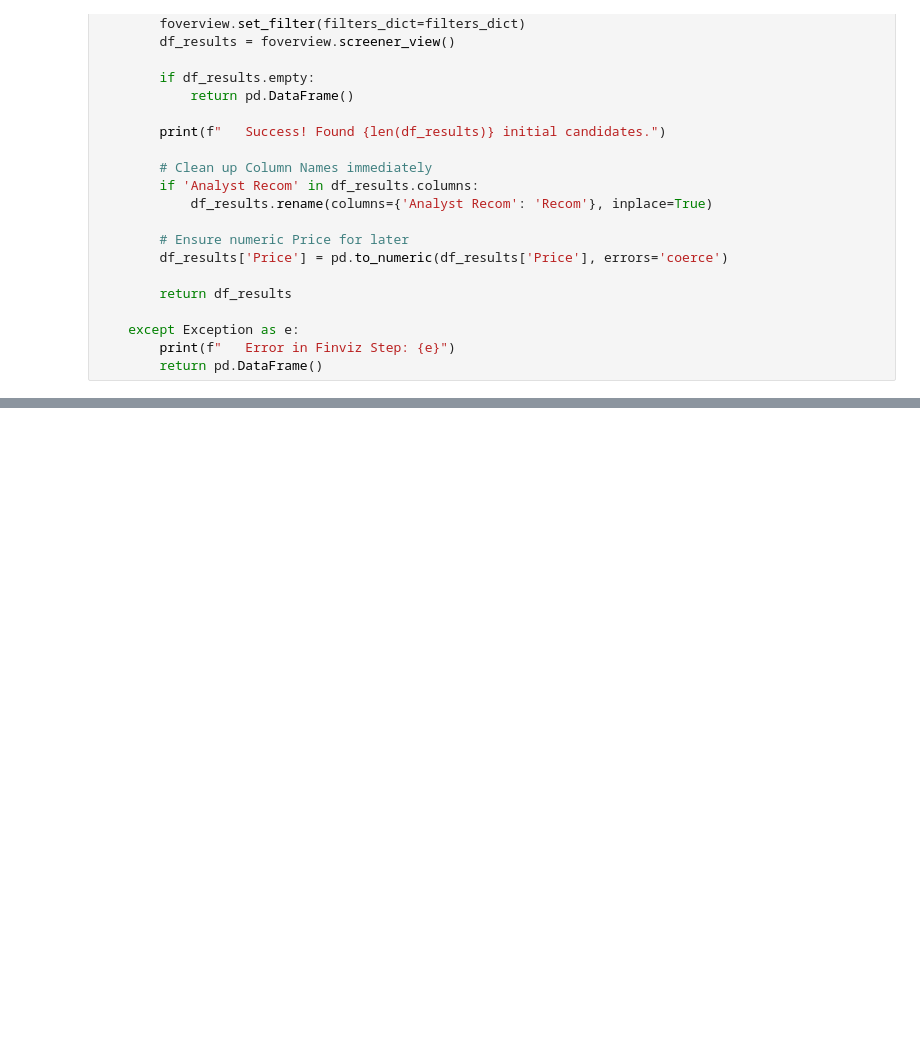
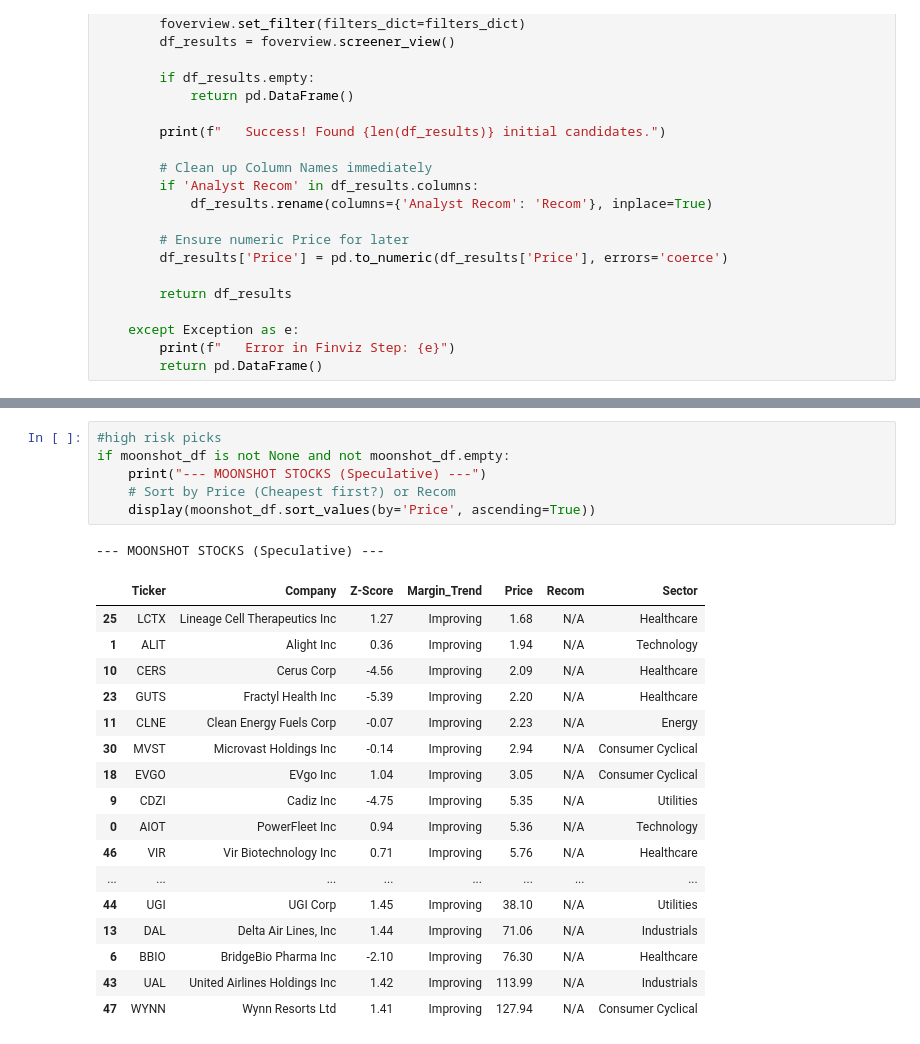
Before and after one commit to codej731/Equities-Fundamental-Analysis-Tool, a Jupyter notebook: USA_Equity_Stock_picker.ipynb, the cells around one changed output, grey strips where cells are left out. Drawn from its saved outputs; the diff is of its cells as text; blank space fills up the shorter version.

```diff
--- a/USA_Equity_Stock_picker.ipynb
+++ b/USA_Equity_Stock_picker.ipynb
@@ -207,0 +247,25 @@ Error:
+# %%
+#high risk picks
+if moonshot_df is not None and not moonshot_df.empty:
+    print("--- MOONSHOT STOCKS (Speculative) ---")
+    # Sort by Price (Cheapest first?) or Recom
+    display(moonshot_df.sort_values(by='Price', ascending=True))
+# %% [output]
+--- MOONSHOT STOCKS (Speculative) ---
+|  | Ticker | Company | Z-Score | Margin_Trend | Price | Recom | Sector |
+| 25 | LCTX | Lineage Cell Therapeutics Inc | 1.27 | Improving | 1.68 | N/A | Healthcare |
+| 1 | ALIT | Alight Inc | 0.36 | Improving | 1.94 | N/A | Technology |
+| 10 | CERS | Cerus Corp | -4.56 | Improving | 2.09 | N/A | Healthcare |
+| 23 | GUTS | Fractyl Health Inc | -5.39 | Improving | 2.20 | N/A | Healthcare |
+| 11 | CLNE | Clean Energy Fuels Corp | -0.07 | Improving | 2.23 | N/A | Energy |
+| 30 | MVST | Microvast Holdings Inc | -0.14 | Improving | 2.94 | N/A | Consumer Cyclical |
+| 18 | EVGO | EVgo Inc | 1.04 | Improving | 3.05 | N/A | Consumer Cyclical |
+| 9 | CDZI | Cadiz Inc | -4.75 | Improving | 5.35 | N/A | Utilities |
+| 0 | AIOT | PowerFleet Inc | 0.94 | Improving | 5.36 | N/A | Technology |
+| 46 | VIR | Vir Biotechnology Inc | 0.71 | Improving | 5.76 | N/A | Healthcare |
+| ... | ... | ... | ... | ... | ... | ... | ... |
+| 44 | UGI | UGI Corp | 1.45 | Improving | 38.10 | N/A | Utilities |
+| 13 | DAL | Delta Air Lines, Inc | 1.44 | Improving | 71.06 | N/A | Industrials |
+| 6 | BBIO | BridgeBio Pharma Inc | -2.10 | Improving | 76.30 | N/A | Healthcare |
+| 43 | UAL | United Airlines Holdings Inc | 1.42 | Improving | 113.99 | N/A | Industrials |
+| 47 | WYNN | Wynn Resorts Ltd | 1.41 | Improving | 127.94 | N/A | Consumer Cyclical |
```
Also changed, not shown: parts of 4 cells of this notebook.
